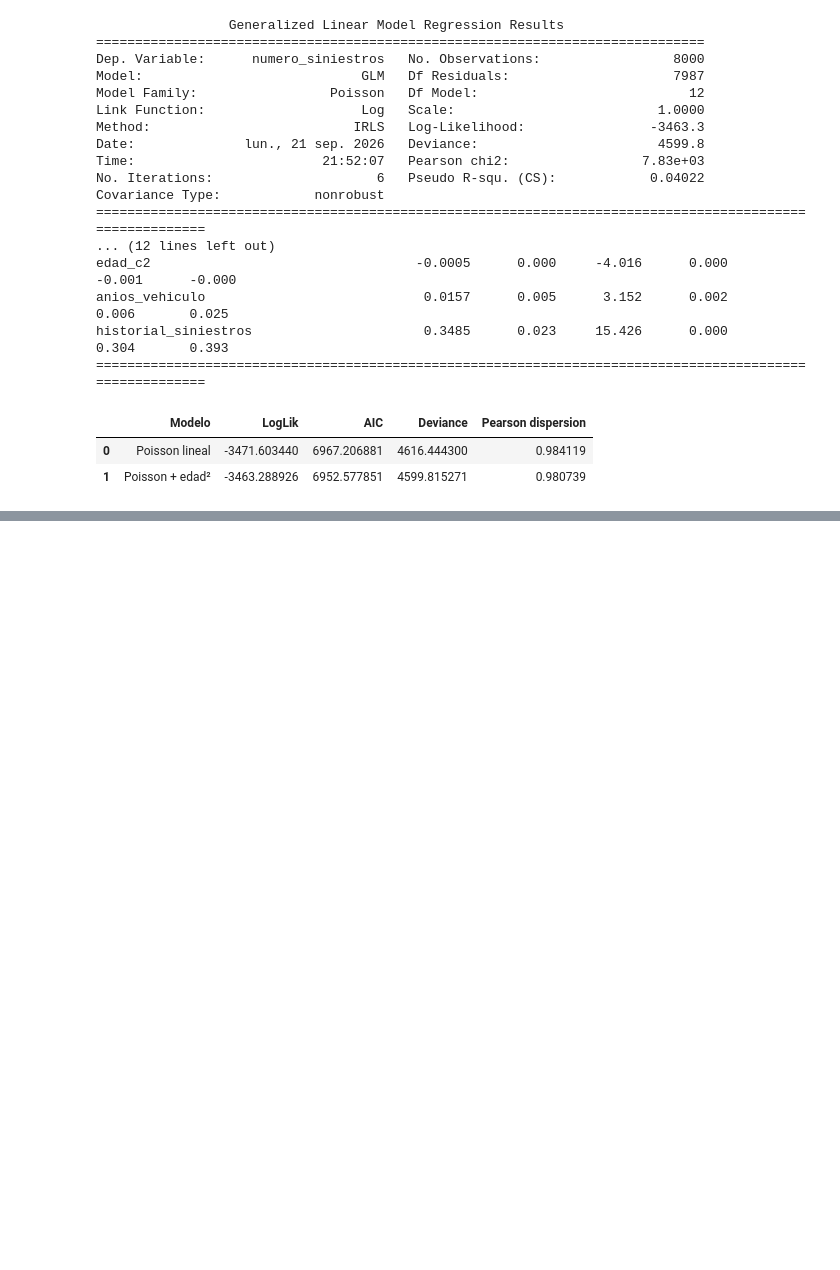
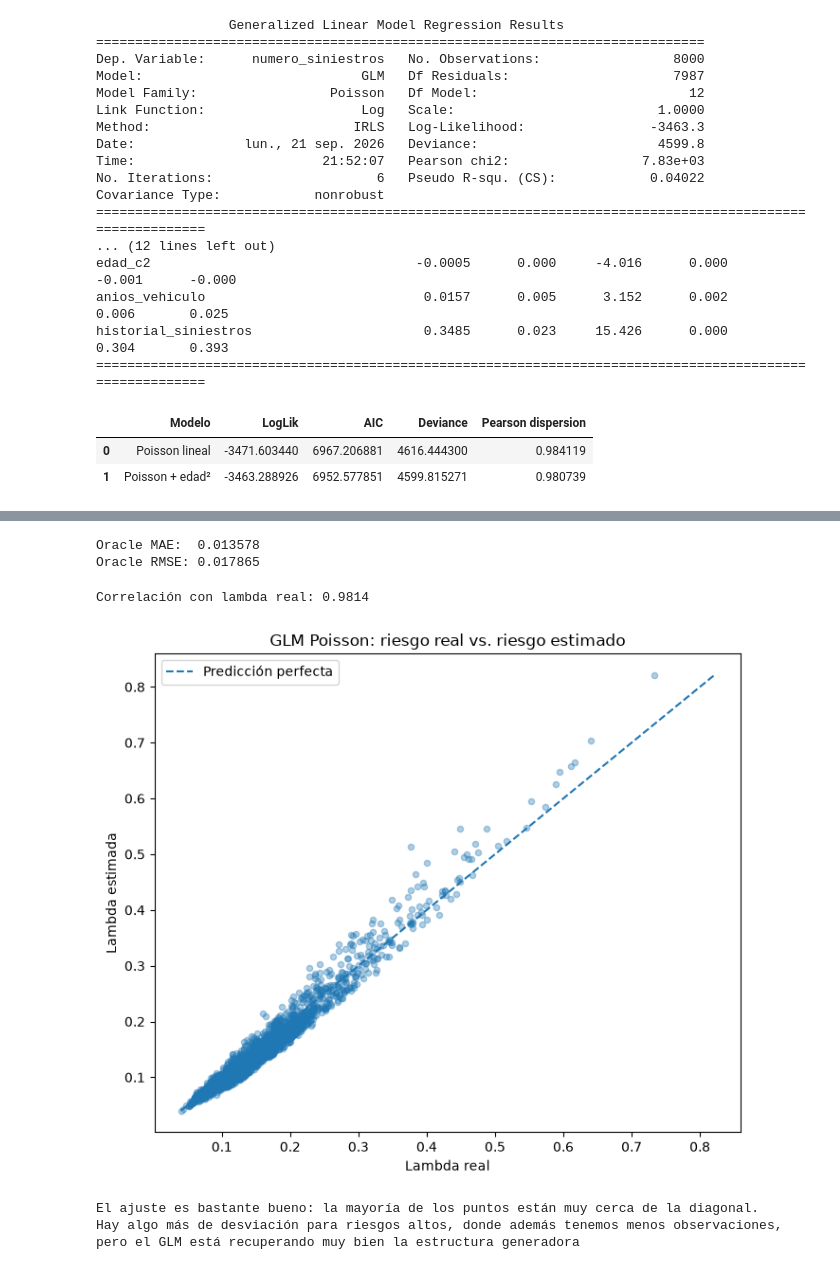
Before and after one commit to ActuarioDereckFuzz/Modelos_estadisticosvsMLvsDeep-Learning, a Jupyter notebook: notebooks/03_statistical_models.ipynb, the cells around one changed output, grey strips where cells are left out. Cells and saved outputs as stored; diff of their text form; code cells hidden in the pictures; blank space fills up the shorter version.

```diff
--- a/notebooks/03_statistical_models.ipynb
+++ b/notebooks/03_statistical_models.ipynb
@@ -451,0 +733,74 @@ comparison_poisson
+# %%
+lambda_true_test = df_test["lambda_real"]
+
+oracle_mae = mean_absolute_error(
+    lambda_true_test,
+    pred_test_freq
+)
+
+oracle_rmse = np.sqrt(
+    mean_squared_error(
+        lambda_true_test,
+        pred_test_freq
+    )
+)
+
+print(f"Oracle MAE:  {oracle_mae:.6f}")
+print(f"Oracle RMSE: {oracle_rmse:.6f}")
+# %% [output]
+Oracle MAE:  0.013578
+Oracle RMSE: 0.017865
+# %%
+oracle_corr = np.corrcoef(
+    lambda_true_test,
+    pred_test_freq
+)[0, 1]
+
+print(
+    f"Correlación con lambda real: "
+    f"{oracle_corr:.4f}"
+)
+# %% [output]
+Correlación con lambda real: 0.9814
+# %%
+plt.figure(figsize=(7, 6))
+
+plt.scatter(
+    lambda_true_test,
+    pred_test_freq,
+    alpha=0.35,
+    s=20
+)
+
+min_val = min(
+    lambda_true_test.min(),
+    pred_test_freq.min()
+)
+
+max_val = max(
+    lambda_true_test.max(),
+    pred_test_freq.max()
+)
+
+plt.plot(
+    [min_val, max_val],
+    [min_val, max_val],
+    linestyle="--",
+    label="Predicción perfecta"
+)
+
+plt.xlabel("Lambda real")
+plt.ylabel("Lambda estimada")
+plt.title("GLM Poisson: riesgo real vs. riesgo estimado")
+plt.legend()
+
+plt.tight_layout()
+plt.show()
+print("El ajuste es bastante bueno: la mayoría de los puntos están muy cerca de la diagonal. \n" \
+"Hay algo más de desviación para riesgos altos, donde además tenemos menos observaciones, \n" \
+"pero el GLM está recuperando muy bien la estructura generadora")
+# %% [output]
+[figure, added]
+El ajuste es bastante bueno: la mayoría de los puntos están muy cerca de la diagonal.
+Hay algo más de desviación para riesgos altos, donde además tenemos menos observaciones,
+pero el GLM está recuperando muy bien la estructura generadora
```
Also changed, not shown: parts of 19 cells of this notebook.
